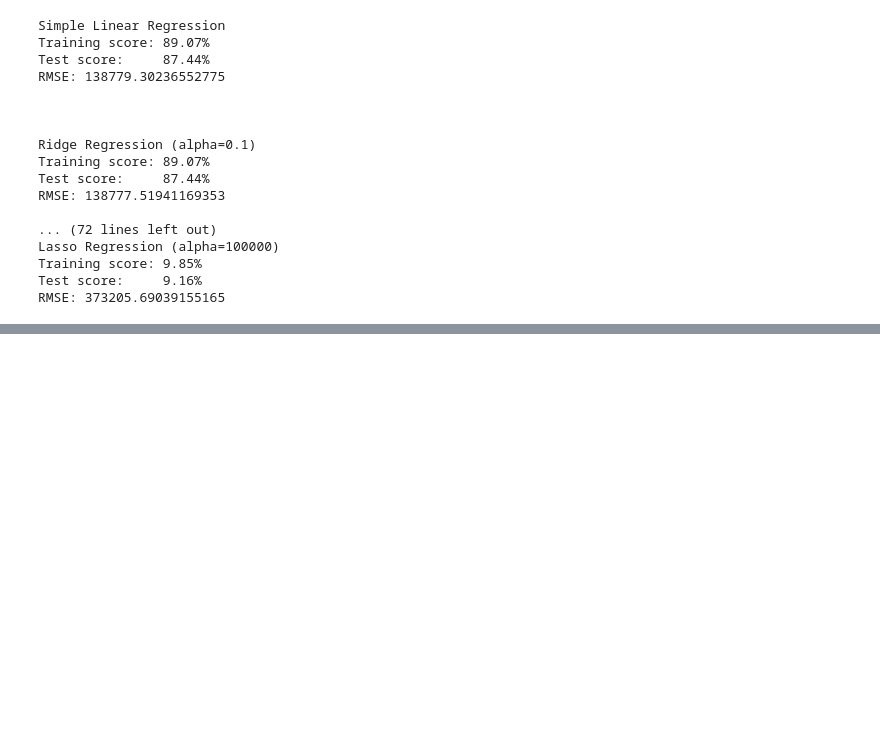
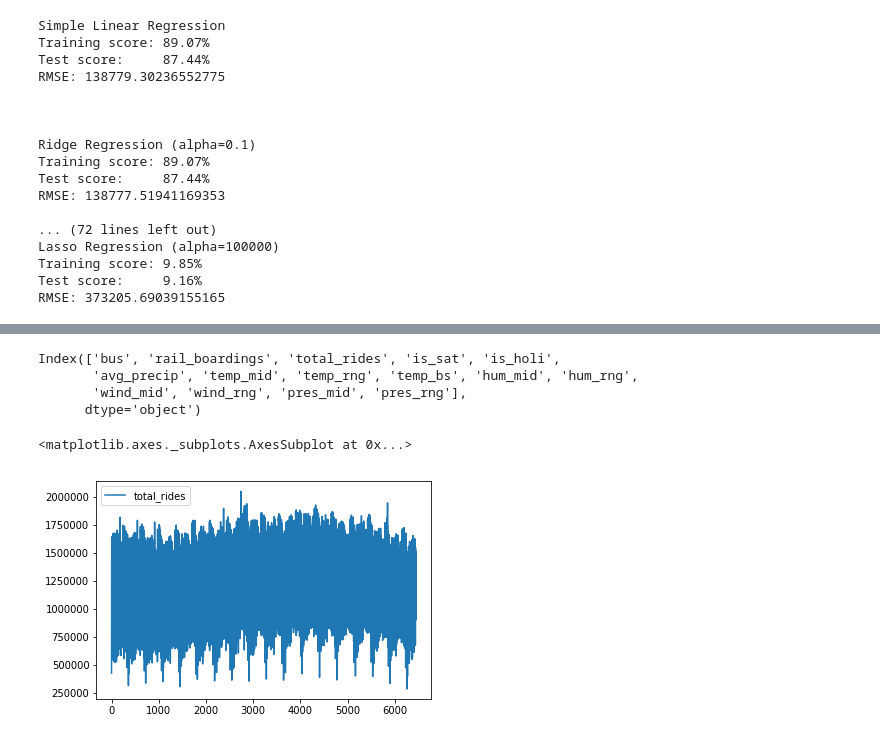
Before and after one commit to graxel/rainy_day, a Jupyter notebook: Modelling.ipynb, the cells around one changed output, grey strips where cells are left out. Cells and saved outputs as stored; diff of their text form; code cells hidden in the pictures; blank space fills up the shorter version.

```diff
--- a/Modelling.ipynb
+++ b/Modelling.ipynb
@@ -130,0 +437,10 @@ RMSE: 373205.69039155165
+# %%
+print(chi_data.columns)
+chi_data['total_rides'].iloc[::].reset_index().plot()
+# %% [output]
+Index(['bus', 'rail_boardings', 'total_rides', 'is_sat', 'is_holi',
+       'avg_precip', 'temp_mid', 'temp_rng', 'temp_bs', 'hum_mid', 'hum_rng',
+       'wind_mid', 'wind_rng', 'pres_mid', 'pres_rng'],
+      dtype='object')
+<matplotlib.axes._subplots.AxesSubplot at 0x...>
+[figure, added]
```
Also changed, not shown: parts of 23 cells of this notebook, 2 other files.
